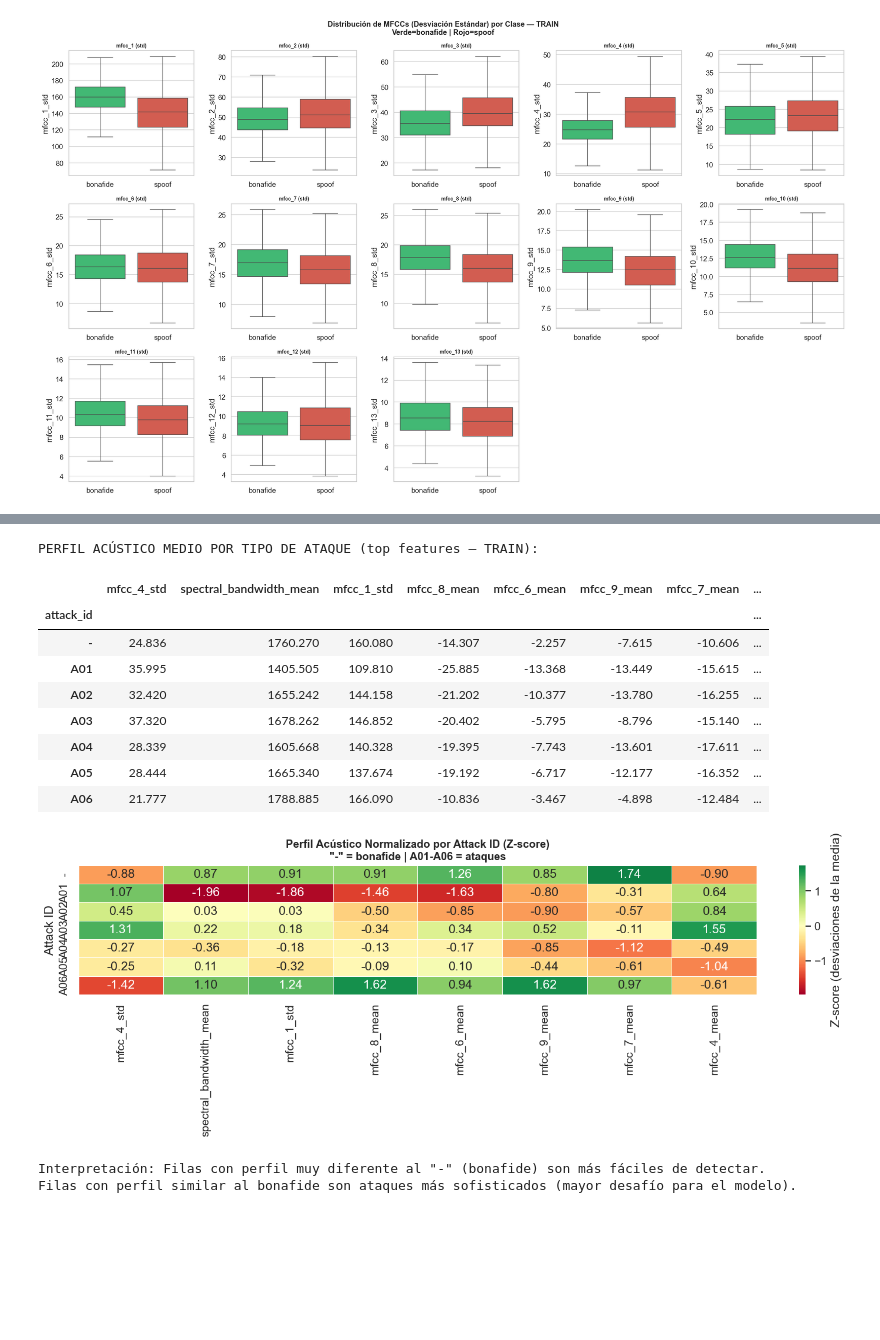
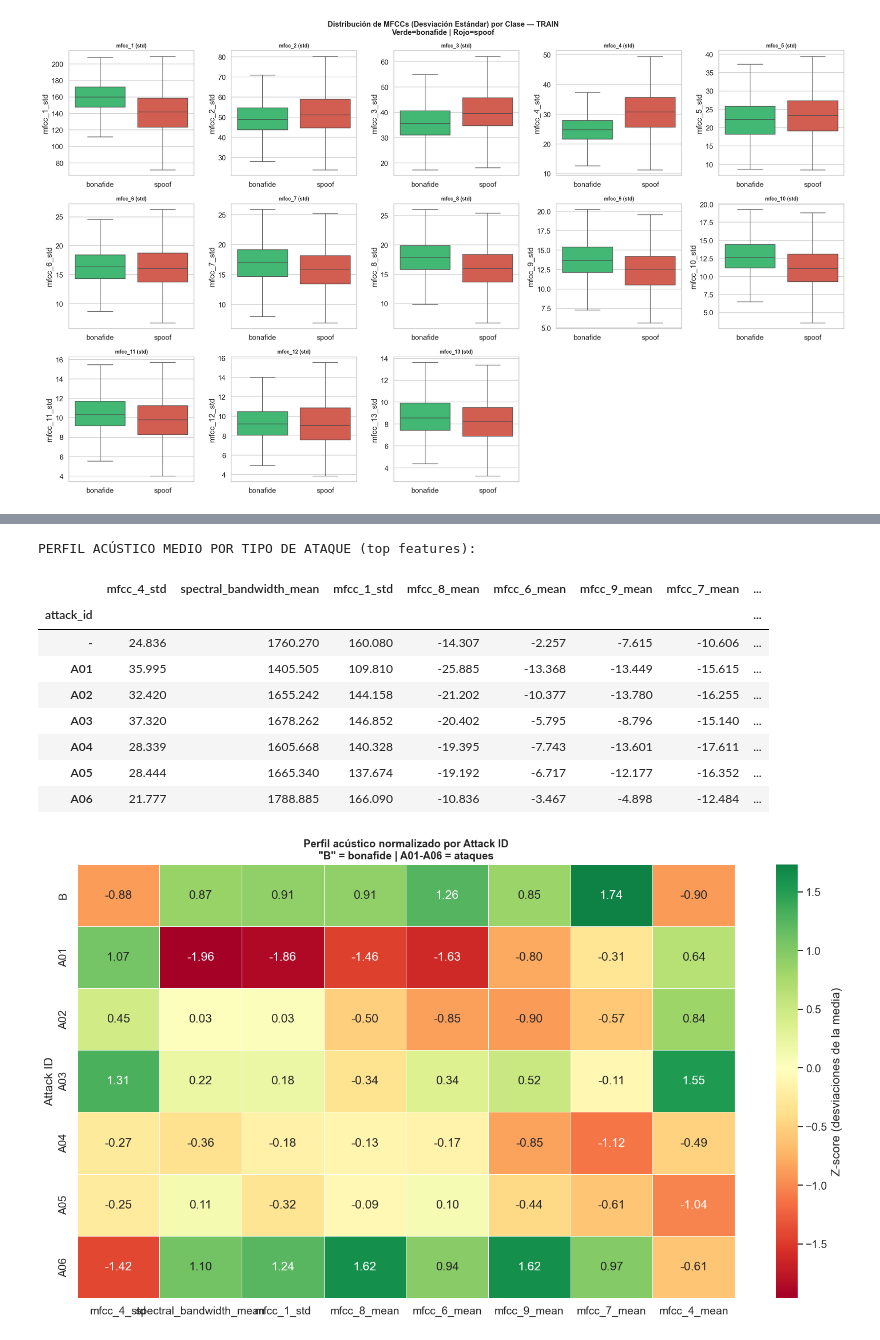
Before and after one commit to LechuMamais/Reto_Inteligencia_Artificial_Liliana_Daniele_Alexis, a Jupyter notebook: Modelos/Modelo_EDA_Daniele.ipynb, the cells around one changed output, grey strips where cells are left out. Saved outputs shown, nothing was run; the diff lists cells and outputs as text; code cells hidden in the pictures; blank space fills up the shorter version.

Commit message:
Daniele: Modelo_EDA_Daniele.ipynb corregido y perfecto para ser utilizado

```diff
--- a/Modelos/Modelo_EDA_Daniele.ipynb
+++ b/Modelos/Modelo_EDA_Daniele.ipynb
@@ -540,9 +557,8 @@ Para rankear objetivamente qué features separan mejor las clases, calculamos el
 # %%
-# ============================================================
-#  BLOQUE 12 — EFECTO-TAMAÑO (COHEN'S d) POR FEATURE
-# ============================================================
+#  BLOQUE 12 - features que discriminan mejor entre clases
+
 def cohen_d(group1, group2):
-    """Calcula el d de Cohen entre dos grupos (magnitud del efecto)."""
+    """Calculamos la d de Cohen entre dos grupos"""
     n1, n2  = len(group1), len(group2)
     var1, var2 = group1.var(ddof=1), group2.var(ddof=1)
     pooled_std = np.sqrt(((n1 - 1) * var1 + (n2 - 1) * var2) / (n1 + n2 - 2))
@@ -568,9 +584,9 @@ effect_df['magnitud'] = pd.cut(
 print('TOP 15 FEATURES POR PODER DISCRIMINATIVO (d de Cohen):')
 display(effect_df.head(15))
 
-print(f"\nFeatures con efecto MUY GRANDE (d > 0.8): {(effect_df['cohen_d'] > 0.8).sum()}")
-print(f"Features con efecto GRANDE (0.5 < d ≤ 0.8): {((effect_df['cohen_d'] > 0.5) & (effect_df['cohen_d'] <= 0.8)).sum()}")
-print(f"Features con efecto PEQUEÑO (d < 0.2): {(effect_df['cohen_d'] < 0.2).sum()}")
+print(f"\nFeatures con mucha capacidad de discriminar (d > 0.8): {(effect_df['cohen_d'] > 0.8).sum()}")
+print(f"Features con capacidad medio/grande de discriminar (0.5 < d ≤ 0.8): {((effect_df['cohen_d'] > 0.5) & (effect_df['cohen_d'] <= 0.8)).sum()}")
+print(f"Features con poca capacidad de discriminar (d < 0.2): {(effect_df['cohen_d'] < 0.2).sum()}")
 # %% [output]
 TOP 15 FEATURES POR PODER DISCRIMINATIVO (d de Cohen):
 |  | cohen_d | magnitud |
@@ -681,52 +714,47 @@ else:
 # %%
-# ============================================================
-#  BLOQUE 15 — PERFIL ACÚSTICO POR ATTACK_ID
-#             (Comparar las medias de features clave por ataque)
-# ============================================================
-# Tomamos las top features con mayor Cohen's d
+#  BLOQUE 15 - perfil acustico por tipo de ataque
+
 top_features = effect_df.head(8).index.tolist()
 
 train_meta_indexed = train_meta.copy()
 train_meta_indexed = train_meta_indexed.reset_index(drop=True)
 
-# Perfil de medias por attack_id (incluyendo bonafide como '-')
+# Perfil de medias por attack_id (incluyendo bonafide como 'B')
 profile = train_meta_indexed.groupby('attack_id')[top_features].mean()
 
-print('PERFIL ACÚSTICO MEDIO POR TIPO DE ATAQUE (top features — TRAIN):')
+print('PERFIL ACÚSTICO MEDIO POR TIPO DE ATAQUE (top features):')
 display(profile.round(3))
 
+# Renombramos '-' a 'B' para identificar bonafide en el gráfico
+profile.index = profile.index.str.replace('-', 'B', regex=False)
+
 # Heatmap de perfiles
-fig, ax = plt.subplots(figsize=(14, 5))
-profile_normalized = (profile - profile.mean()) / (profile.std() + 1e-9)  # Z-score para comparabilidad
+fig, ax = plt.subplots(figsize=(14, 8))
+profile_normalized = (profile - profile.mean()) / (profile.std() + 1e-9)
 sns.heatmap(
     profile_normalized,
     annot=True, fmt='.2f',
     cmap='RdYlGn',
     center=0,
     linewidths=0.5,
     ax=ax,
     cbar_kws={'label': 'Z-score (desviaciones de la media)'}
 )
-ax.set_title('Perfil Acústico Normalizado por Attack ID (Z-score)\n"-" = bonafide | A01-A06 = ataques',
+ax.set_title('Perfil acústico normalizado por Attack ID\n"B" = bonafide | A01-A06 = ataques',
              fontsize=12, fontweight='bold')
 ax.set_ylabel('Attack ID')
+ax.set_xticklabels(ax.get_xticklabels(), rotation=0, ha='center')
 plt.tight_layout()
 plt.show()
-
-print()
-print('Interpretación: Filas con perfil muy diferente al "-" (bonafide) son más fáciles de detectar.')
-print('Filas con perfil similar al bonafide son ataques más sofisticados (mayor desafío para el modelo).')
 # %% [output]
-PERFIL ACÚSTICO MEDIO POR TIPO DE ATAQUE (top features — TRAIN):
+PERFIL ACÚSTICO MEDIO POR TIPO DE ATAQUE (top features):
 |  | mfcc_4_std | spectral_bandwidth_mean | mfcc_1_std | mfcc_8_mean | mfcc_6_mean | mfcc_9_mean | mfcc_7_mean | ... |
 | attack_id |  |  |  |  |  |  |  | ... |
 | - | 24.836 | 1760.270 | 160.080 | -14.307 | -2.257 | -7.615 | -10.606 | ... |
 | A01 | 35.995 | 1405.505 | 109.810 | -25.885 | -13.368 | -13.449 | -15.615 | ... |
 | A02 | 32.420 | 1655.242 | 144.158 | -21.202 | -10.377 | -13.780 | -16.255 | ... |
 | A03 | 37.320 | 1678.262 | 146.852 | -20.402 | -5.795 | -8.796 | -15.140 | ... |
 | A04 | 28.339 | 1605.668 | 140.328 | -19.395 | -7.743 | -13.601 | -17.611 | ... |
 | A05 | 28.444 | 1665.340 | 137.674 | -19.192 | -6.717 | -12.177 | -16.352 | ... |
 | A06 | 21.777 | 1788.885 | 166.090 | -10.836 | -3.467 | -4.898 | -12.484 | ... |
-[figure, old version]
+[figure, new version]
-Interpretación: Filas con perfil muy diferente al "-" (bonafide) son más fáciles de detectar.
-Filas con perfil similar al bonafide son ataques más sofisticados (mayor desafío para el modelo).
```
Also changed, not shown: parts of 19 cells of this notebook.
